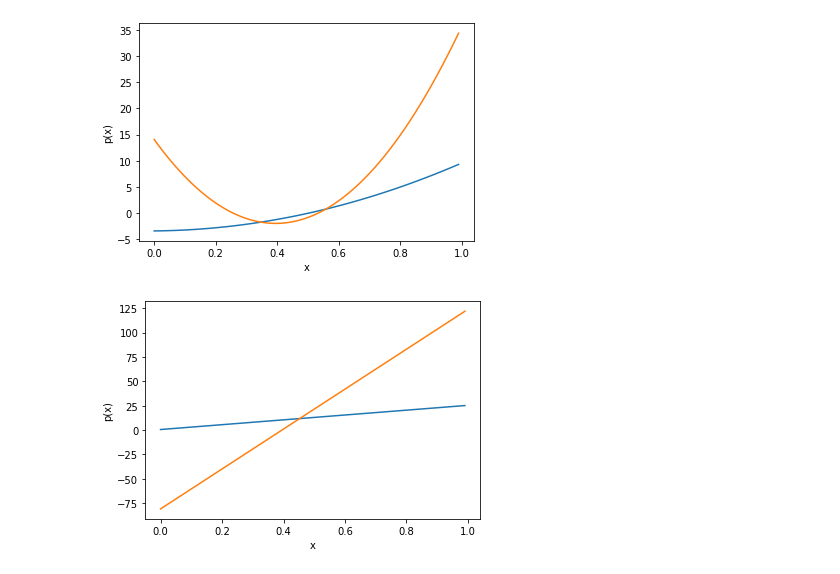
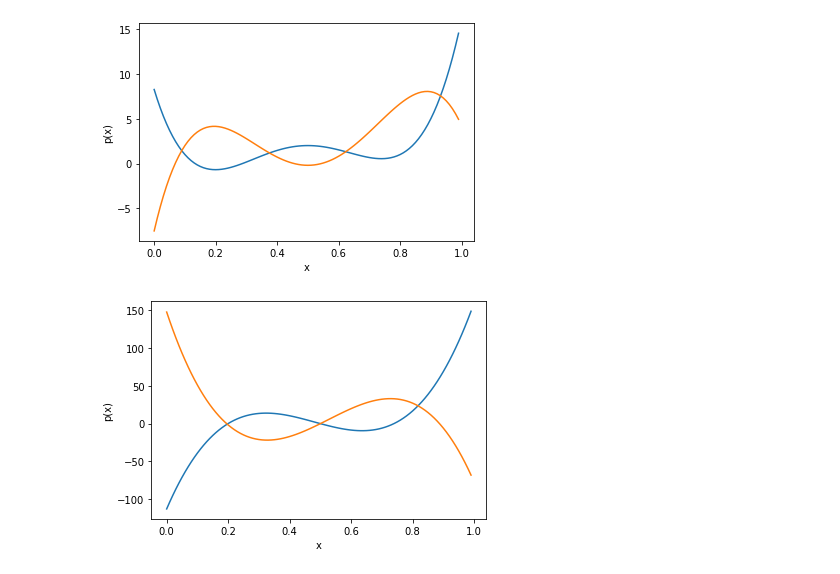
Before and after one commit to eldonko/Masters-Thesis-Code, a Jupyter notebook: notebooks/sandbox/Untitled.ipynb, the cells around one changed output. Saved outputs shown, nothing was run; the diff lists cells and outputs as text; code cells hidden in the pictures.

```diff
--- a/notebooks/sandbox/Untitled.ipynb
+++ b/notebooks/sandbox/Untitled.ipynb
@@ -10,31 +10,34 @@ from binarypredictor.math import Polynomial
 from binarypredictor.net import DerivativeNet
 # %%
-pg = PolyGenerator(2)
-pg.add_constraint(0.5, 0, 0)
-pg.add_constraint(0.1, 1, 3)
-pg.add_constraint(0.8, 0, 5)
+pg = PolyGenerator(4)
+pg.add_constraint(0.5, 1, 0)
+pg.add_constraint(0.1, 0, 1)
+pg.add_constraint(0.8, 0, 1)
+pg.add_constraint(0.5, 0, 2)
+pg.add_constraint(0.9, 0, 5)
+#pg.add_constraint(0.2, 0, 2.5)
 
-qg = PolyGenerator(2)
-qg.add_constraint(0.3, 0, -1)
-qg.add_constraint(0.1, 0, 7)
-qg.add_constraint(0.4, 1, 1)
+qg = PolyGenerator(4)
+qg.add_constraint(0.5, 1, 0)
+qg.add_constraint(0.1, 0, 2)
+qg.add_constraint(0.5, 0, -.2)
+qg.add_constraint(0.9, 1, -6)
+qg.add_constraint(0.9, 0, 8)
+#qg.add_constraint(0.2, 0, 1.5)
 # %%
-x = np.arange(0., 1.0, step=0.01)
+x = torch.arange(0., 1.0, step=0.01)
 
-poly_p = Polynomial()
-poly_p.set_cfs(pg.get_cfs())
-poly_dp = poly_p.get_derivative_poly(x)
+poly_set = PolynomialSet()
+poly_set.append(Polynomial(pg.get_cfs()))
+poly_set.append(Polynomial(qg.get_cfs()))
 
-poly_q = Polynomial()
-poly_q.set_cfs(qg.get_cfs())
-poly_dq = poly_q.get_derivative_poly(x)
+d_poly_set = poly_set.get_derivatives()
 # %%
-poly_p.plot(x)
-poly_q.plot(x)
+poly_set.plot(x)
 plt.show()
 
-poly_dp.plot(x)
-poly_dq.plot(x)
+d_poly_set.plot(x)
+plt.show()
 # %% [output]
-[figure, old version]
+[figure, new version]
-[figure, old version]
+[figure, new version]
```
Also changed, not shown: parts of 10 cells of this notebook, 7 other files.
